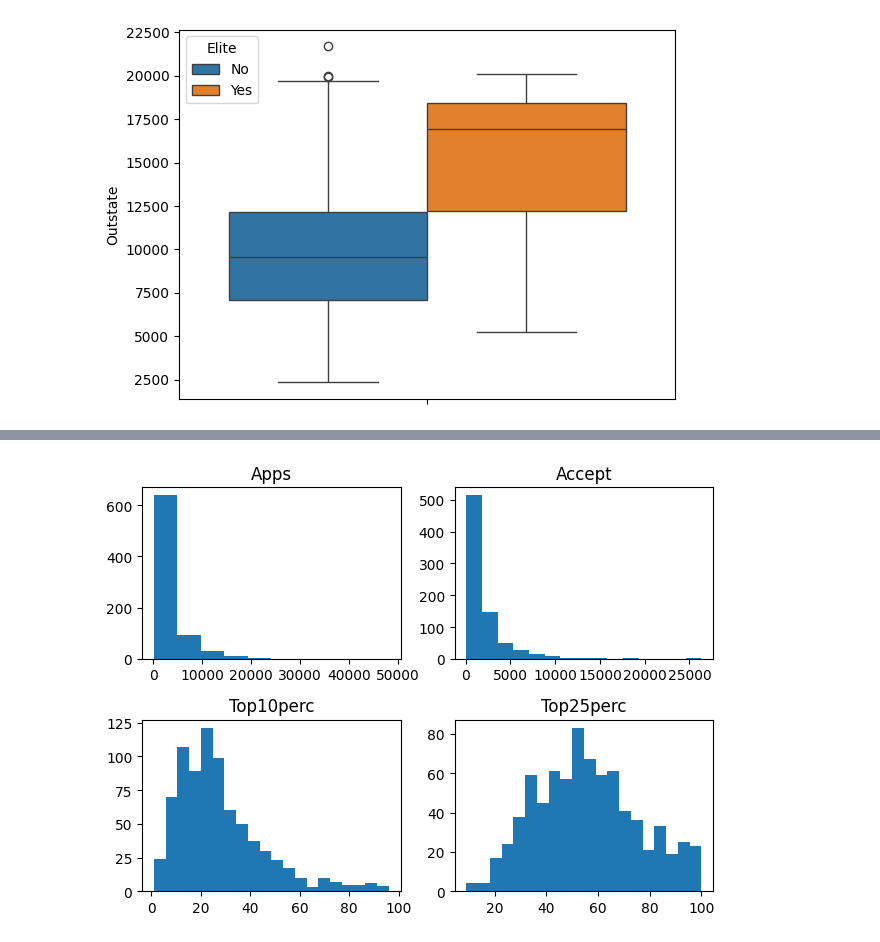
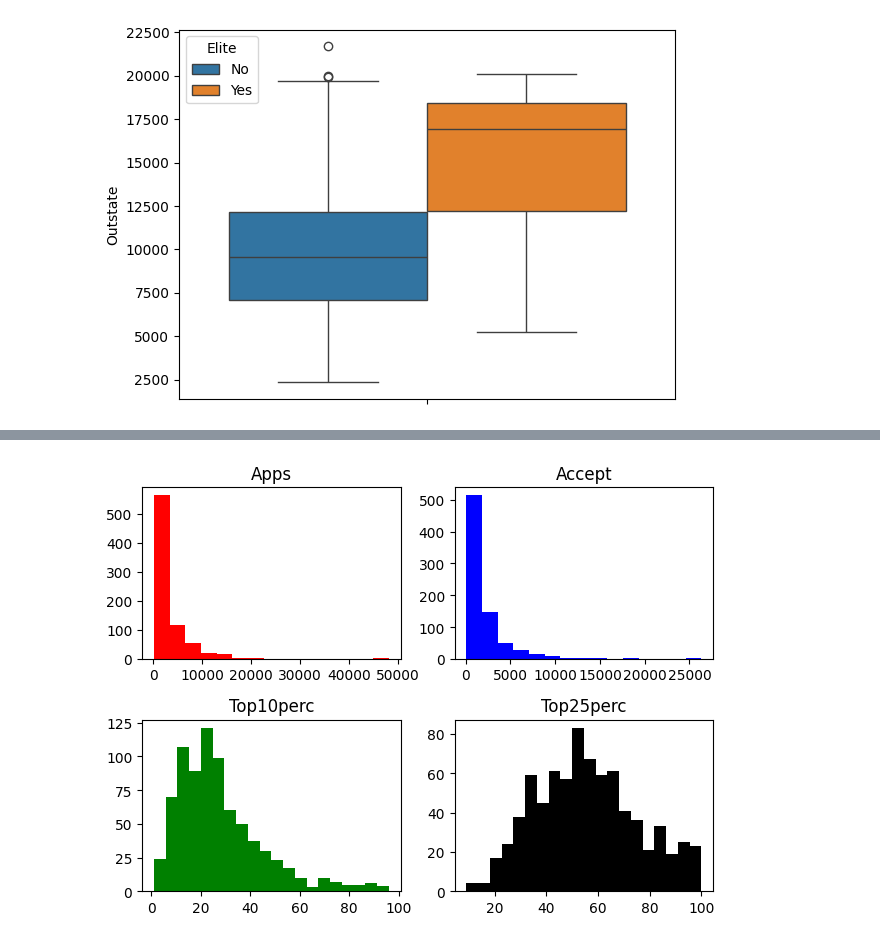
Before and after one commit to tobias-oberg/Databehandling-Tobias-ObergAI24, a Jupyter notebook: Lab/Lab.ipynb, the cells around one changed output, grey strips where cells are left out. Cells and saved outputs as stored; diff of their text form; code cells hidden in the pictures.

```diff
--- a/Lab/Lab.ipynb
+++ b/Lab/Lab.ipynb
@@ -89,20 +99,20 @@ Name: count, dtype: int64
 # %%
 # g)   can also use a for-loop for less code.
 fig, ax = plt.subplots(2,2, tight_layout=True)
 
 
-ax[0, 0].hist(college3["Apps"], bins=10, alpha=1)
+ax[0, 0].hist(college3["Apps"], bins=15, color= "red", alpha=1)
 ax[0, 0].set_title("Apps")
 
-ax[0, 1].hist(college3["Accept"], bins=15, alpha=1)
+ax[0, 1].hist(college3["Accept"], bins=15, color= "blue", alpha=1)
 ax[0, 1].set_title("Accept")
 
-ax[1, 0].hist(college3["Top10perc"], bins=20, alpha=1)
+ax[1, 0].hist(college3["Top10perc"], bins=20, color= "green", alpha=1)
 ax[1, 0].set_title("Top10perc")
 
-ax[1, 1].hist(college3["Top25perc"], bins=20, alpha=1)
+ax[1, 1].hist(college3["Top25perc"], bins=20, color= "black", alpha=1)
 ax[1, 1].set_title("Top25perc")
 
 plt.show()
 # %% [output]
-[figure, old version]
+[figure, new version]
```
Also changed, not shown: parts of 7 cells of this notebook.
